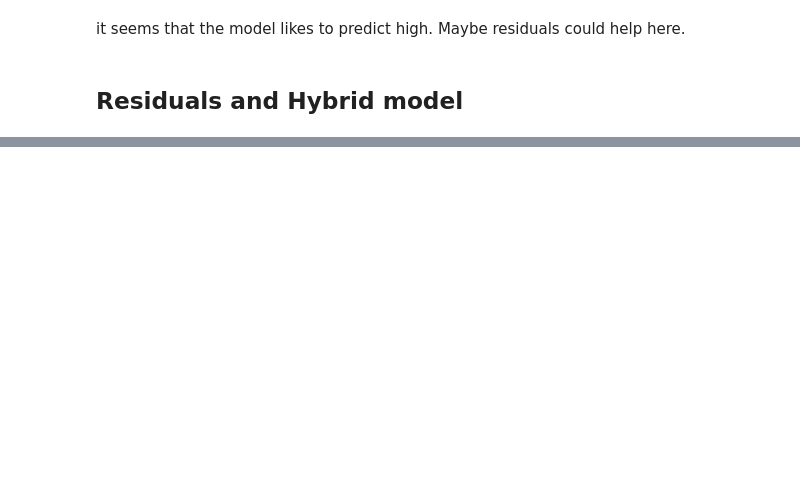
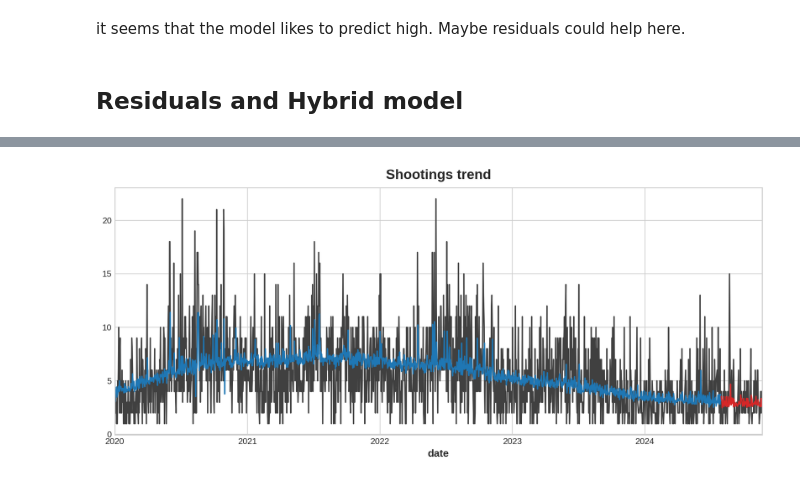
Before and after one commit to DodgeHill/Philly_Gun_Violence_Investigation, a Jupyter notebook: philly_gun_violence_forecaster.ipynb, the cells around one changed output, grey strips where cells are left out. Cells and saved outputs as stored; diff of their text form; code cells hidden in the pictures; blank space fills up the shorter version.

```diff
--- a/philly_gun_violence_forecaster.ipynb
+++ b/philly_gun_violence_forecaster.ipynb
@@ -387,0 +455,40 @@ it seems that the model likes to predict high. Maybe residuals could help here.
+# %%
+# reset X, create lags, drop count, and split it
+X = grouped.copy()
+X.rename(columns={"date_only":"date"}, inplace=True)
+X["date"] = pd.to_datetime(X["date"])
+X = X.set_index("date").to_period("D")
+
+X = create_lags(X, "count", 2)
+X.drop(["count"], axis=1, inplace=True)
+X = X.fillna(0.0)
+
+X_train, X_test = X.loc[idx_train, :], X.loc[idx_test, :]
+
+# Create residuals (the collection of detrended series) from the training set
+y_resid = y_train - y_fit[0]
+
+# Train XGBoost on the residuals
+xgb = XGBRegressor(n_estimators=1000, max_depth=10, eta=0.01, subsample=0.7, colsample_bytree=0.75)
+xgb.fit(X_train, y_resid)
+
+# Add the predicted residuals onto the predicted trends
+y_fit_boosted = xgb.predict(X_train) + y_fit[0]
+y_pred_boosted = xgb.predict(X_test) + y_pred[0]
+# %%
+axs = y_train.plot(
+    color='0.25', figsize=(11, 5), subplots=True, sharex=True,
+    title=['Shootings trend'],
+)
+axs = y_test.plot(
+    color='0.25', subplots=True, sharex=True, ax=axs,
+)
+axs = y_fit_boosted.plot(
+    color='C0', subplots=True, sharex=True, ax=axs,
+)
+axs = y_pred_boosted.plot(
+    color='C3', subplots=True, sharex=True, ax=axs,
+)
+for ax in axs: ax.legend([])
+# %% [output]
+[figure, added]
```
Also changed, not shown: parts of 11 cells of this notebook.
